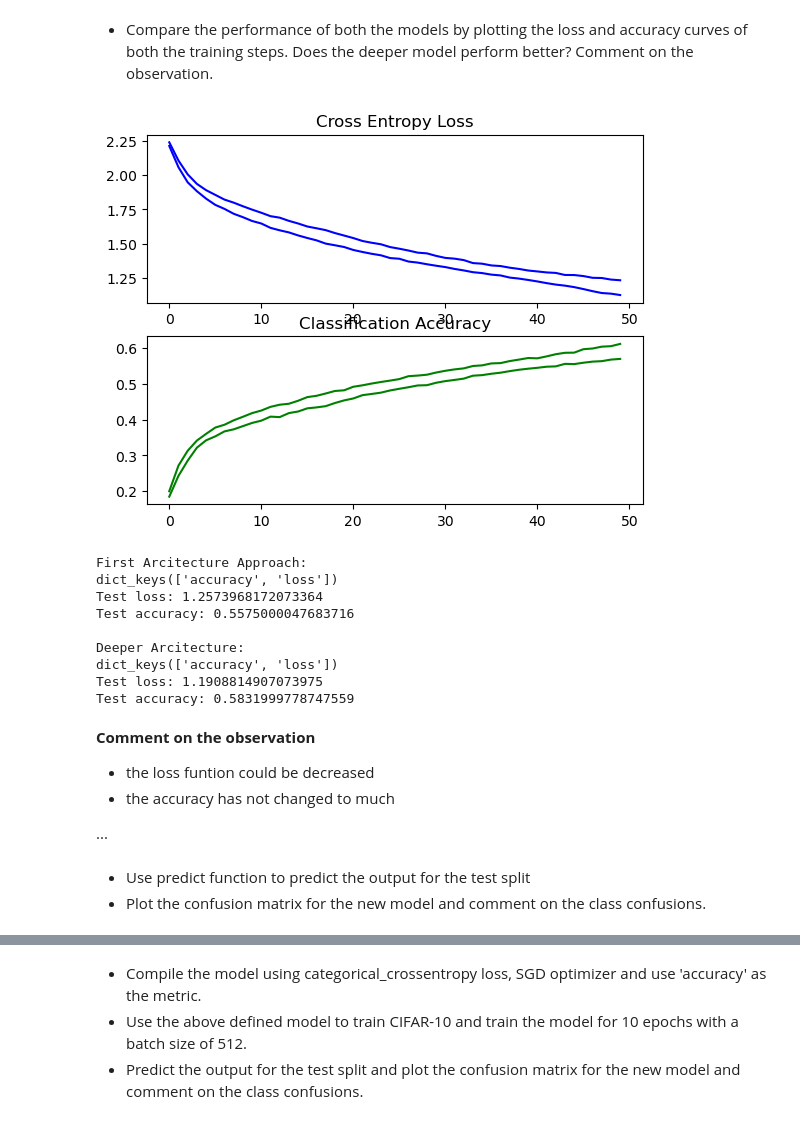
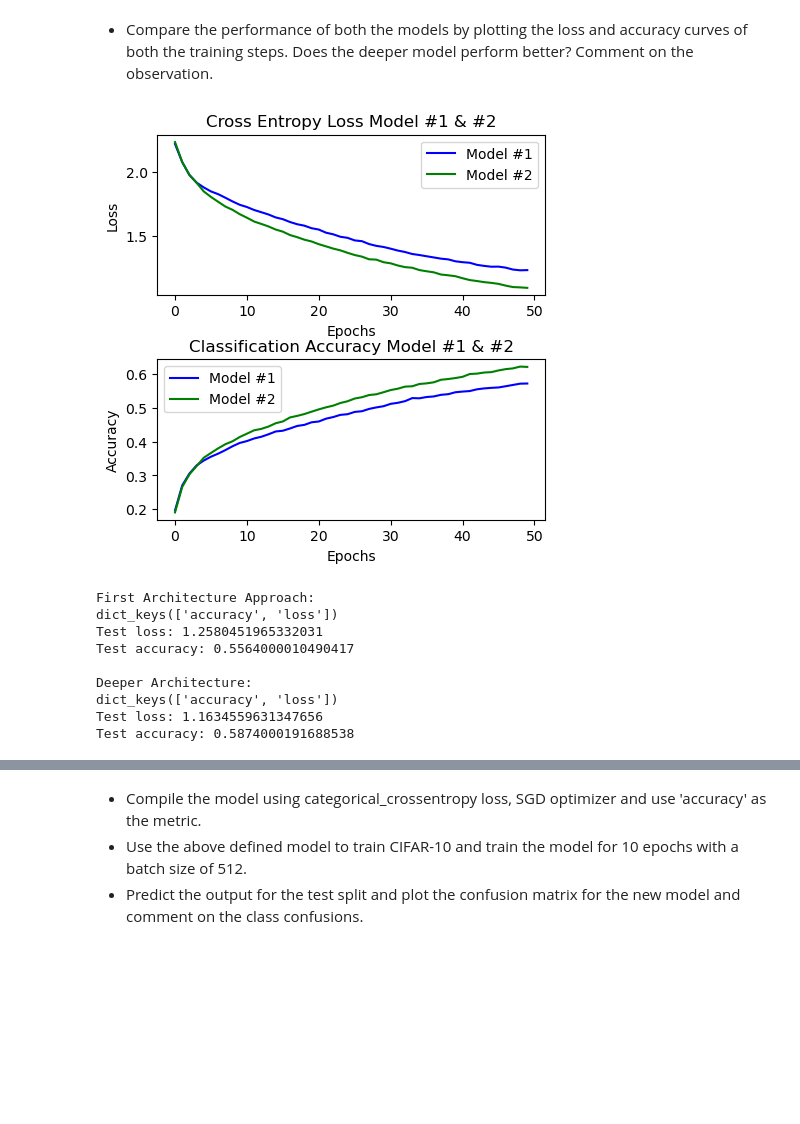
Before and after one commit to Aurlamb/Project-CNN---G3, a Jupyter notebook: Main.ipynb, the cells around one changed output, grey strips where cells are left out. Drawn from its saved outputs; the diff is of its cells as text; code cells hidden in the pictures; blank space fills up the shorter version.

Commit message:
#1model run in collab

```diff
--- a/Main.ipynb
+++ b/Main.ipynb
@@ -208,6 +190,6 @@ Model: "sequential"
 # %%
 batch_size_value = 512
-epochs_value = 50
+epochs_value = 100
 
 model.compile(loss="categorical_crossentropy", optimizer="SGD", metrics=["accuracy"])
 
@@ -335,6 +315,6 @@ Model: "sequential"
 # %%
 batch_size_value = 512
-epochs_value = 50
+epochs_value = 100
 
 model2.compile(loss="categorical_crossentropy", optimizer="SGD", metrics=["accuracy"])
 
@@ -360,44 +340,50 @@ Epoch 38/50
 # %% [markdown]
 *   Compare the performance of both the models by plotting the loss and accuracy curves of both the training steps. Does the deeper model perform better? Comment on the observation.
 # %%
+plt.figure(figsize=(5, 5))  # Set figure size for better clarity
+
+# First subplot for loss
 plt.subplot(211)
-plt.title('Cross Entropy Loss')
-plt.plot(history.history['loss'], color='blue', label='train')
-plt.plot(history2.history['loss'], color='green', label='train')
+plt.title('Cross Entropy Loss Model #1 & #2')
+plt.plot(history.history['loss'], color='blue', label='Model #1')
+plt.plot(history2.history['loss'], color='green', label='Model #2')
+plt.xlabel('Epochs')  # Add x-label for consistency
+plt.ylabel('Loss')    # Add y-label
+plt.legend()
+
+# Second subplot for accuracy
 plt.subplot(212)
-plt.title('Classification Accuracy')
-plt.plot(history.history['accuracy'], color='blue', label='train')
-plt.plot(history2.history['accuracy'], color='green', label='train')
+plt.title('Classification Accuracy Model #1 & #2')
+plt.plot(history.history['accuracy'], color='blue', label='Model #1')
+plt.plot(history2.history['accuracy'], color='green', label='Model #2')
+plt.xlabel('Epochs')
+plt.ylabel('Accuracy')
+plt.legend()
+
+# Adjust spacing between plots to prevent overlap
+plt.subplots_adjust(hspace=0.4)
+
 plt.show()
 
-print("\033[1mFirst Arcitecture Approach:\033[0m")
+# Print results for both models
+print("\033[1mFirst Architecture Approach:\033[0m")
 print(history.history.keys())
 print("Test loss:", score[0])
-print("Test accuracy:", score[1],'\n')
+print("Test accuracy:", score[1], "\n")
 
-print("\033[1mDeeper Arcitecture:\033[0m")
+print("\033[1mDeeper Architecture:\033[0m")
 print(history2.history.keys())
 score2 = model2.evaluate(x_test, y_test, verbose=0)
 print("Test loss:", score2[0])
 print("Test accuracy:", score2[1])
 # %% [output]
-[figure, old version]
+[figure, new version]
-First Arcitecture Approach:
+First Architecture Approach:
 dict_keys(['accuracy', 'loss'])
-Test loss: 1.2573968172073364
-Test accuracy: 0.5575000047683716
+Test loss: 1.2580451965332031
+Test accuracy: 0.5564000010490417
 
-Deeper Arcitecture:
+Deeper Architecture:
 dict_keys(['accuracy', 'loss'])
-Test loss: 1.1908814907073975
-Test accuracy: 0.5831999778747559
+Test loss: 1.1634559631347656
+Test accuracy: 0.5874000191688538
-# %% [markdown]
-**Comment on the observation**
-
-- the loss funtion could be decreased
-- the accuracy has not changed to much
-
-...
-# %% [markdown]
-*   Use predict function to predict the output for the test split
-*   Plot the confusion matrix for the new model and comment on the class confusions.
```
Also changed, not shown: parts of 49 cells of this notebook.
